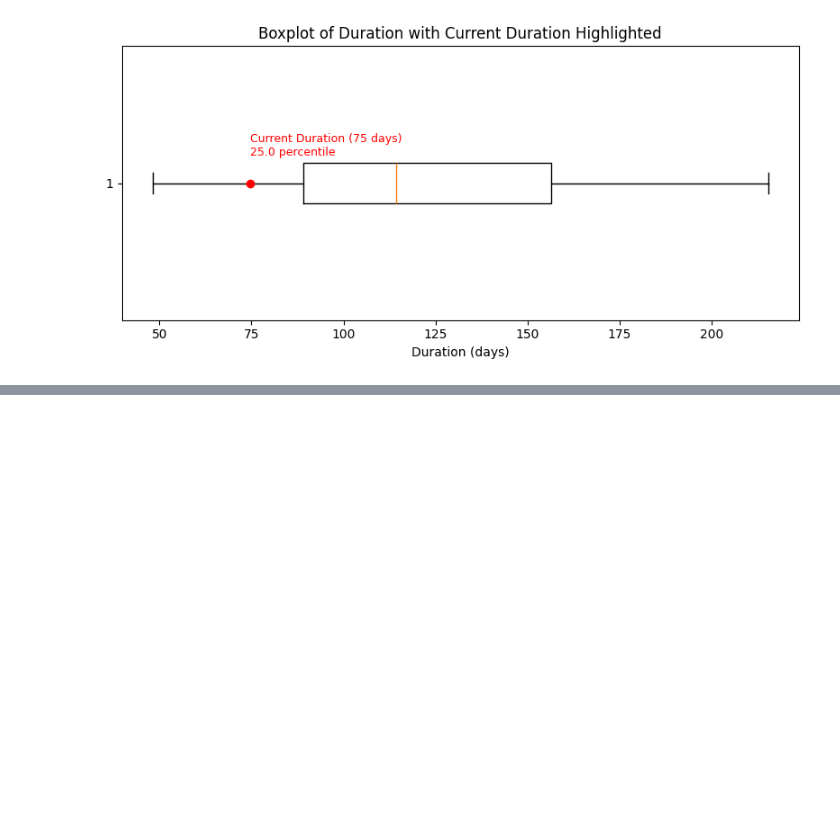
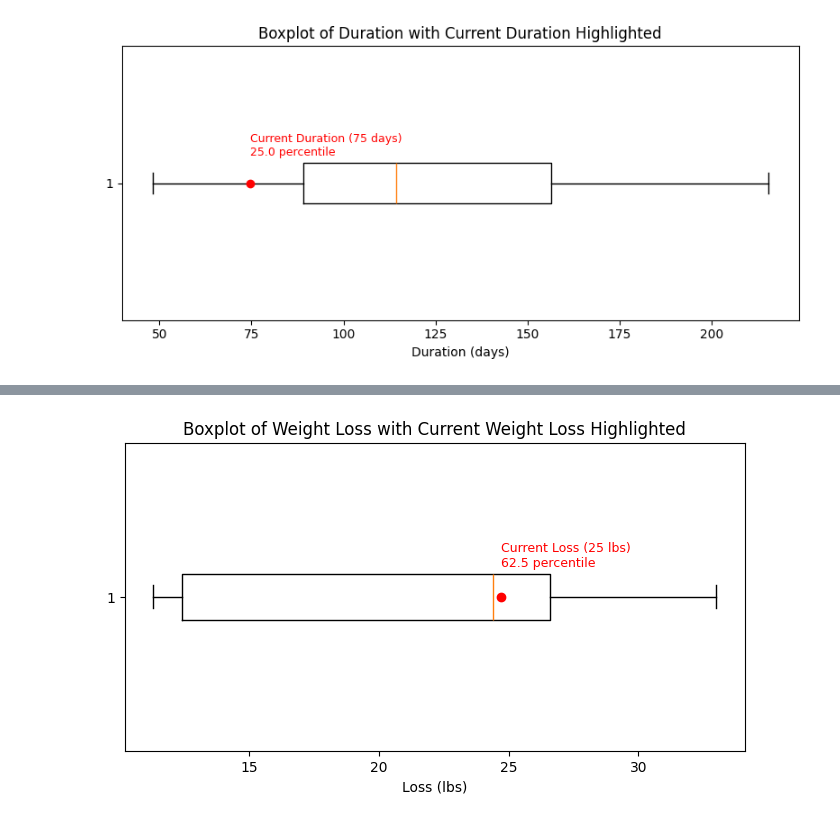
Before and after one commit to ericmelz/weight, a Jupyter notebook: notebooks/eda1.ipynb, the cells around one changed output, grey strips where cells are left out. Saved outputs shown, nothing was run; the diff lists cells and outputs as text; code cells hidden in the pictures; blank space fills up the shorter version.

```diff
--- a/notebooks/eda1.ipynb
+++ b/notebooks/eda1.ipynb
@@ -293,0 +297,17 @@ plot_current_duration(summary_df.loc[2025]['duration_days'])
+# %%
+def plot_current_loss(current_loss):
+    percentile = np.mean(summary_df['drop'] <= current_loss) * 100
+
+    # Boxplot
+    plt.figure(figsize=(8,4))
+    plt.boxplot(summary_df['drop'], vert=False)
+    plt.title('Boxplot of Weight Loss with Current Weight Loss Highlighted')
+    plt.xlabel('Loss (lbs)')
+
+    # Plot current loss with a red dot
+    plt.scatter(y=1, x=current_loss, color='red', zorder=3)
+    plt.text(current_loss, 1.1, f'Current Loss ({current_loss:.0f} lbs)\n{percentile:.1f} percentile', color='red', fontsize=9)
+# %%
+plot_current_loss(summary_df.loc[2025]['drop'])
+# %% [output]
+[figure, added]
```
Also changed, not shown: parts of 3 cells of this notebook.
